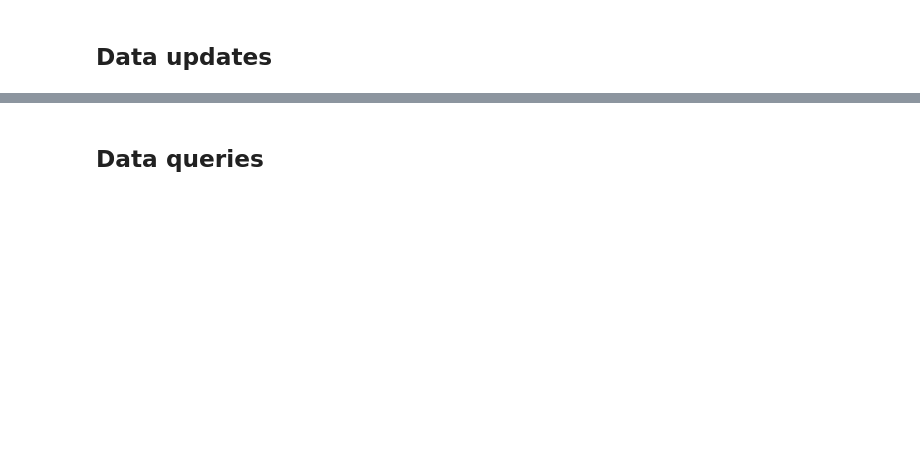
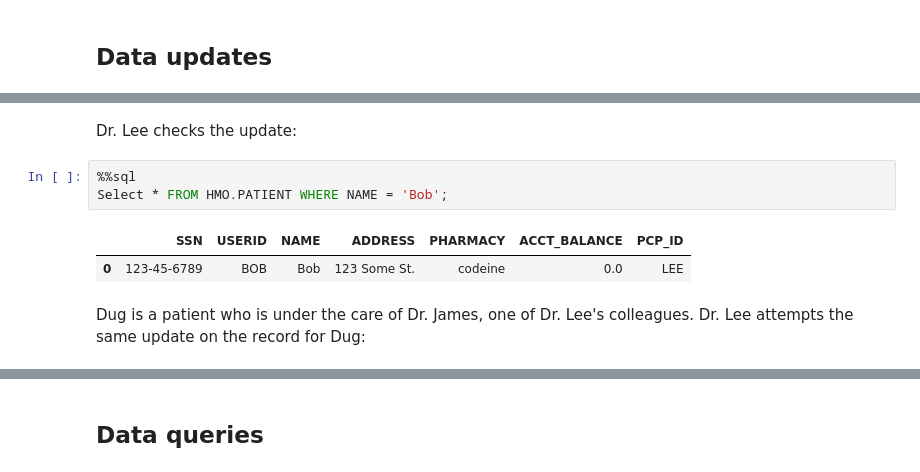
Before and after one commit to stefanhummel/Lab_Db2_Security, a Jupyter notebook: Lab 1.2 - Db2 RCAC.ipynb, the cells around one changed output, grey strips where cells are left out. Drawn from its saved outputs; the diff is of its cells as text; blank space fills up the shorter version.

```diff
--- a/Lab 1.2 - Db2 RCAC.ipynb
+++ b/Lab 1.2 - Db2 RCAC.ipynb
@@ -380,0 +478,10 @@ Alex observes that after creating these two column masks that the data is only v
+# %% [markdown]
+Dr. Lee checks the update:
+# %%
+%%sql
+Select * FROM HMO.PATIENT WHERE NAME = 'Bob';
+# %% [output]
+|  | SSN | USERID | NAME | ADDRESS | PHARMACY | ACCT_BALANCE | PCP_ID |
+| 0 | 123-45-6789 | BOB | Bob | 123 Some St. | codeine | 0.0 | LEE |
+# %% [markdown]
+Dug is a patient who is under the care of Dr. James, one of Dr. Lee's colleagues. Dr. Lee attempts the same update on the record for Dug:
```
Also changed, not shown: parts of 115 cells of this notebook, 2 other files.
